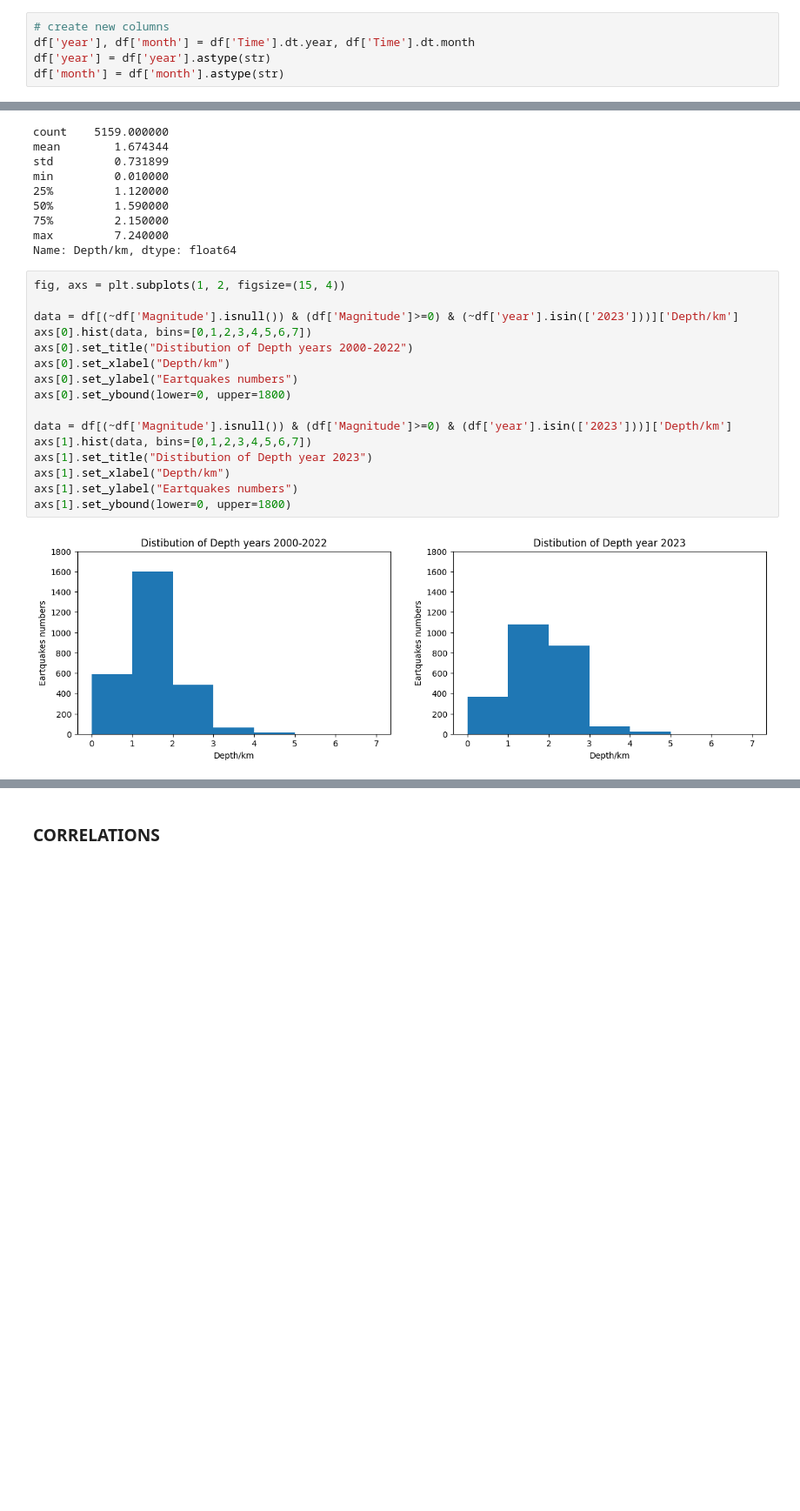
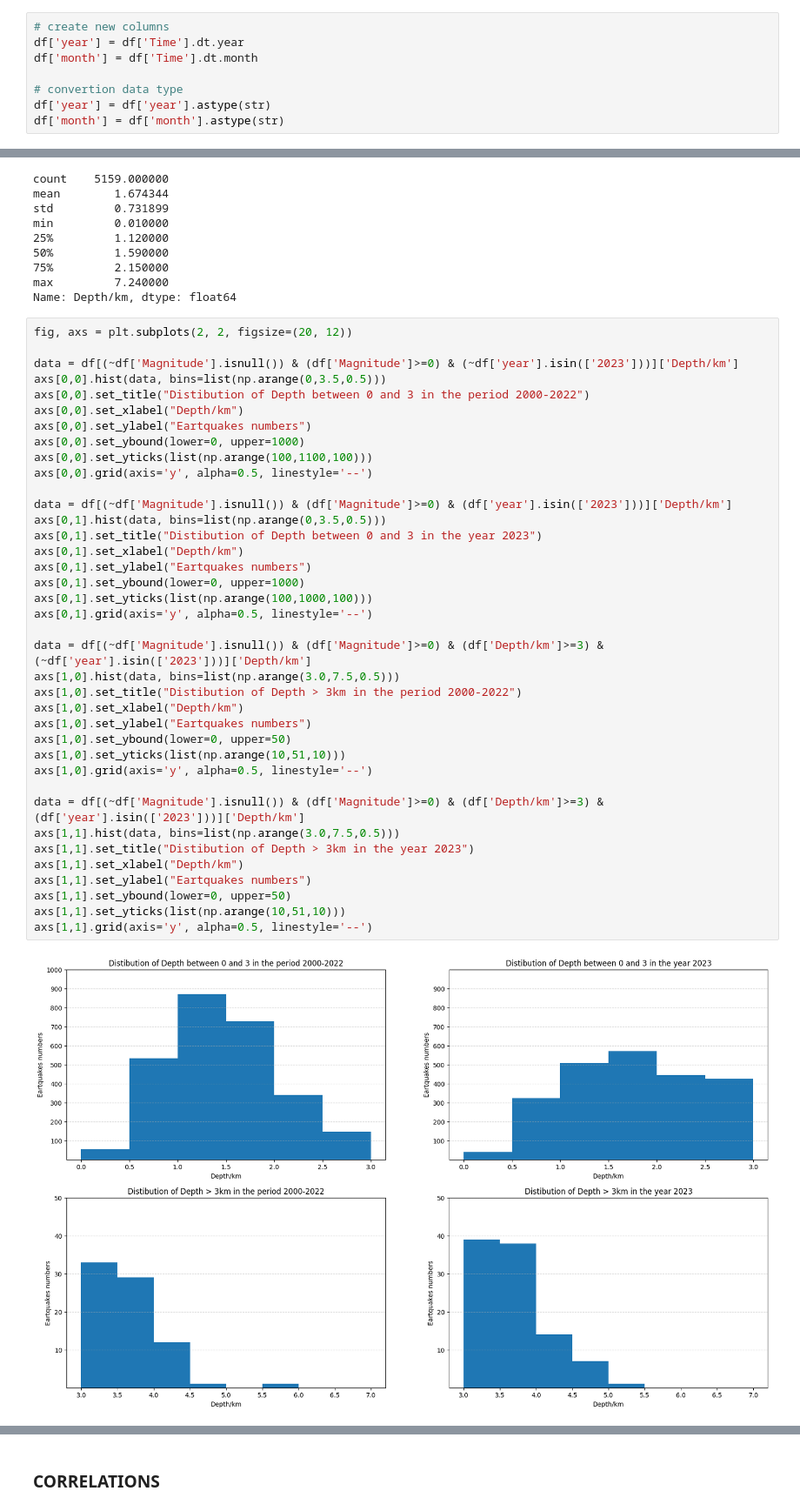
Before and after one commit to Pierfrancesco95/Portfolio, a Jupyter notebook: 03.03_PYTHON_Earthquakes Campi Flegrei/Analisi Terremoti CampiFlegrei.ipynb, the cells around one changed output, grey strips where cells are left out. Shown at 87% size. Drawn from its saved outputs; the diff is of its cells as text; blank space fills up the shorter version.

```diff
--- a/03.03_PYTHON_Earthquakes Campi Flegrei/Analisi Terremoti CampiFlegrei.ipynb
+++ b/03.03_PYTHON_Earthquakes Campi Flegrei/Analisi Terremoti CampiFlegrei.ipynb
@@ -190,7 +197,10 @@ df['Time'] = df['Time'].str.replace('-','/')
 df['Time'] = pd.to_datetime(df['Time'],format='mixed')
 # %%
 # create new columns
-df['year'], df['month'] = df['Time'].dt.year, df['Time'].dt.month
+df['year'] = df['Time'].dt.year
+df['month'] = df['Time'].dt.month
+
+# convertion data type
 df['year'] = df['year'].astype(str)
 df['month'] = df['month'].astype(str)
 # %%
@@ -612,23 +636,45 @@ min         0.010000
 max         7.240000
 Name: Depth/km, dtype: float64
 # %%
-fig, axs = plt.subplots(1, 2, figsize=(15, 4))
+fig, axs = plt.subplots(2, 2, figsize=(20, 12))
 
 data = df[(~df['Magnitude'].isnull()) & (df['Magnitude']>=0) & (~df['year'].isin(['2023']))]['Depth/km']
-axs[0].hist(data, bins=[0,1,2,3,4,5,6,7])
-axs[0].set_title("Distibution of Depth years 2000-2022")
-axs[0].set_xlabel("Depth/km")
-axs[0].set_ylabel("Eartquakes numbers")
-axs[0].set_ybound(lower=0, upper=1800)
+axs[0,0].hist(data, bins=list(np.arange(0,3.5,0.5)))
+axs[0,0].set_title("Distibution of Depth between 0 and 3 in the period 2000-2022")
+axs[0,0].set_xlabel("Depth/km")
+axs[0,0].set_ylabel("Eartquakes numbers")
+axs[0,0].set_ybound(lower=0, upper=1000)
+axs[0,0].set_yticks(list(np.arange(100,1100,100)))
+axs[0,0].grid(axis='y', alpha=0.5, linestyle='--')
 
 data = df[(~df['Magnitude'].isnull()) & (df['Magnitude']>=0) & (df['year'].isin(['2023']))]['Depth/km']
-axs[1].hist(data, bins=[0,1,2,3,4,5,6,7])
-axs[1].set_title("Distibution of Depth year 2023")
-axs[1].set_xlabel("Depth/km")
-axs[1].set_ylabel("Eartquakes numbers")
-axs[1].set_ybound(lower=0, upper=1800)
+axs[0,1].hist(data, bins=list(np.arange(0,3.5,0.5)))
+axs[0,1].set_title("Distibution of Depth between 0 and 3 in the year 2023")
+axs[0,1].set_xlabel("Depth/km")
+axs[0,1].set_ylabel("Eartquakes numbers")
+axs[0,1].set_ybound(lower=0, upper=1000)
+axs[0,1].set_yticks(list(np.arange(100,1000,100)))
+axs[0,1].grid(axis='y', alpha=0.5, linestyle='--')
+
+data = df[(~df['Magnitude'].isnull()) & (df['Magnitude']>=0) & (df['Depth/km']>=3) & (~df['year'].isin(['2023']))]['Depth/km']
+axs[1,0].hist(data, bins=list(np.arange(3.0,7.5,0.5)))
+axs[1,0].set_title("Distibution of Depth > 3km in the period 2000-2022")
+axs[1,0].set_xlabel("Depth/km")
+axs[1,0].set_ylabel("Eartquakes numbers")
+axs[1,0].set_ybound(lower=0, upper=50)
+axs[1,0].set_yticks(list(np.arange(10,51,10)))
+axs[1,0].grid(axis='y', alpha=0.5, linestyle='--')
+
+data = df[(~df['Magnitude'].isnull()) & (df['Magnitude']>=0) & (df['Depth/km']>=3) & (df['year'].isin(['2023']))]['Depth/km']
+axs[1,1].hist(data, bins=list(np.arange(3.0,7.5,0.5)))
+axs[1,1].set_title("Distibution of Depth > 3km in the year 2023")
+axs[1,1].set_xlabel("Depth/km")
+axs[1,1].set_ylabel("Eartquakes numbers")
+axs[1,1].set_ybound(lower=0, upper=50)
+axs[1,1].set_yticks(list(np.arange(10,51,10)))
+axs[1,1].grid(axis='y', alpha=0.5, linestyle='--')
 # %% [output]
-[figure, old version]
+[figure, new version]
 # %%
 data = df[~df['Magnitude'].isnull()][['Depth/km','year_month','Time']]
 figure(figsize=(15,4))
```
Also changed, not shown: parts of 75 cells of this notebook.
